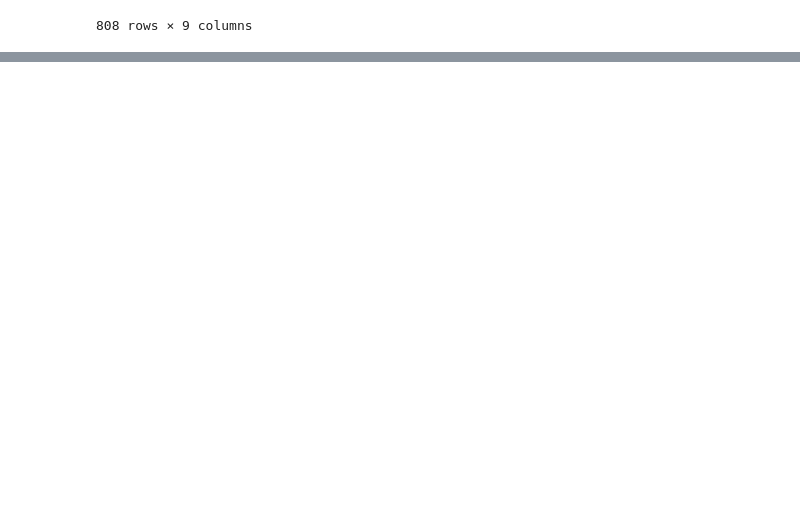
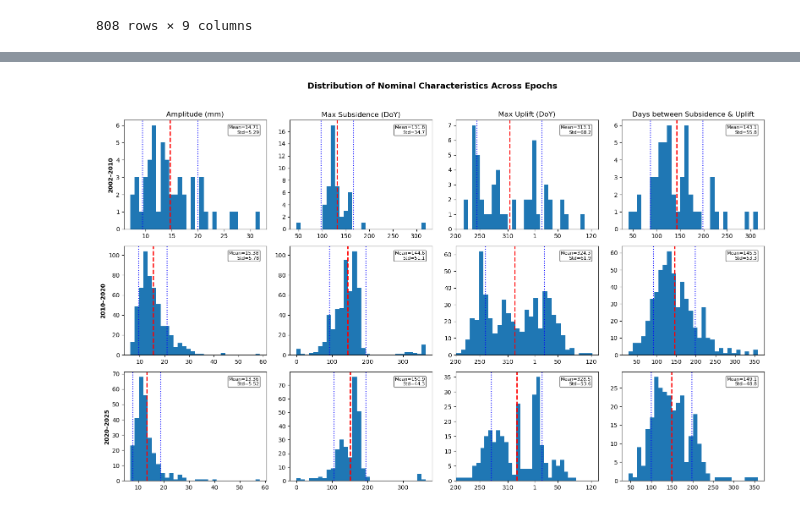
Before and after one commit to diegorvar/signal-processing-enu, a Jupyter notebook: FinalizedCode.ipynb, the cells around one changed output, grey strips where cells are left out. Saved outputs shown, nothing was run; the diff lists cells and outputs as text; code cells hidden in the pictures; blank space fills up the shorter version.

Commit message:
EpochsUpdate

```diff
--- a/FinalizedCode.ipynb
+++ b/FinalizedCode.ipynb
@@ -1391,7 +1391,7 @@ import matplotlib.pyplot as plt
 epochs = {
     "2002–2010": (2002, 2010),
     "2010–2014": (2010, 2014),
-    "2016–2020": (2016, 2020),
+    "2014–2020": (2014, 2020),
     "2020–2025": (2020, 2025),
 }
 
@@ -1465,5 +1465,6 @@ for label, (start, end) in epochs.items():
     # Figure title
     plt.suptitle(f'Distribution of Nominal Characteristics\n{label}')
     plt.tight_layout()
+    plt.savefig("DistributionEpochs.png|")
     plt.show()
 # %% [output]
@@ -1473,0 +1473,91 @@ for label, (start, end) in epochs.items():
+# %%
+import matplotlib.pyplot as plt
+
+# Define epochs
+epochs = {
+    "2002–2010": (2002, 2008),
+    "2010–2020": (2008, 2020),
+ #   "2014–2020": (2014, 2020),
+    "2020–2025": (2020, 2025),
+}
+
+bins = 30
+
+# Create a single figure with 4 columns (metrics) × N rows (epochs)
+fig, axes = plt.subplots(len(epochs), 4, figsize=(16, 10), sharey=False)
+
+# Loop through epochs
+for row, (label, (start, end)) in enumerate(epochs.items()):
+    # Filter data
+    epoch_data = data[(data["year"] >= start) & (data["year"] <= end)].copy()
+    if epoch_data.empty:
+        continue
+
+    # Shift Peak_DoY
+    peak_doy_shifted = epoch_data['Peak_DoY'].apply(lambda x: x+365 if x < 165 else x)
+
+    # ---- Amplitude ----
+    ax = axes[row, 0]
+    ax.hist(epoch_data['Amplitude'], bins=bins)
+    mean_amp = epoch_data['Amplitude'].mean()
+    std_amp = epoch_data['Amplitude'].std()
+    ax.axvline(mean_amp, color="red", linestyle="--", linewidth=2)
+    ax.axvline(mean_amp - std_amp, color="blue", linestyle=":", linewidth=1.5)
+    ax.axvline(mean_amp + std_amp, color="blue", linestyle=":", linewidth=1.5)
+    ax.set_title("Amplitude (mm)") if row == 0 else None
+    ax.text(0.95, 0.95, f"Mean={mean_amp:.2f}\nStd={std_amp:.2f}",
+            transform=ax.transAxes, ha="right", va="top", fontsize=8,
+            bbox=dict(boxstyle="round,pad=0.2", fc="white", ec="black", alpha=0.6))
+
+    # ---- Min_DoY ----
+    ax = axes[row, 1]
+    ax.hist(epoch_data['Min_DoY'], bins=bins)
+    mean_min = epoch_data['Min_DoY'].mean()
+    std_min = epoch_data['Min_DoY'].std()
+    ax.axvline(mean_min, color="red", linestyle="--", linewidth=2)
+    ax.axvline(mean_min - std_min, color="blue", linestyle=":", linewidth=1.5)
+    ax.axvline(mean_min + std_min, color="blue", linestyle=":", linewidth=1.5)
+    ax.set_title("Max Subsidence (DoY)") if row == 0 else None
+    ax.text(0.95, 0.95, f"Mean={mean_min:.1f}\nStd={std_min:.1f}",
+            transform=ax.transAxes, ha="right", va="top", fontsize=8,
+            bbox=dict(boxstyle="round,pad=0.2", fc="white", ec="black", alpha=0.6))
+
+    # ---- Peak_DoY ----
+    ax = axes[row, 2]
+    ax.hist(peak_doy_shifted, bins=bins)
+    mean_peak = peak_doy_shifted.mean()
+    std_peak = peak_doy_shifted.std()
+    ax.axvline(mean_peak, color="red", linestyle="--", linewidth=2)
+    ax.axvline(mean_peak - std_peak, color="blue", linestyle=":", linewidth=1.5)
+    ax.axvline(mean_peak + std_peak, color="blue", linestyle=":", linewidth=1.5)
+    ax.set_xlim(200, 500)
+    ax.set_xticks([200, 250, 310, 366, 415, 485])
+    ax.set_xticklabels([200, 250, 310, 1, 50, 120])
+    ax.set_title("Max Uplift (DoY)") if row == 0 else None
+    ax.text(0.95, 0.95, f"Mean={mean_peak:.1f}\nStd={std_peak:.1f}",
+            transform=ax.transAxes, ha="right", va="top", fontsize=8,
+            bbox=dict(boxstyle="round,pad=0.2", fc="white", ec="black", alpha=0.6))
+
+    # ---- Time Min-to-Peak ----
+    ax = axes[row, 3]
+    ax.hist(epoch_data['Time_MintoPeak'], bins=bins)
+    mean_time = epoch_data['Time_MintoPeak'].mean()
+    std_time = epoch_data['Time_MintoPeak'].std()
+    ax.axvline(mean_time, color="red", linestyle="--", linewidth=2)
+    ax.axvline(mean_time - std_time, color="blue", linestyle=":", linewidth=1.5)
+    ax.axvline(mean_time + std_time, color="blue", linestyle=":", linewidth=1.5)
+    ax.set_title("Days between Subsidence & Uplift") if row == 0 else None
+    ax.text(0.95, 0.95, f"Mean={mean_time:.1f}\nStd={std_time:.1f}",
+            transform=ax.transAxes, ha="right", va="top", fontsize=8,
+            bbox=dict(boxstyle="round,pad=0.2", fc="white", ec="black", alpha=0.6))
+
+    # Add row label
+    axes[row, 0].set_ylabel(label, fontsize=10, weight="bold")
+
+# Overall figure title
+plt.suptitle("Distribution of Nominal Characteristics Across Epochs", fontsize=14, weight="bold")
+plt.tight_layout(rect=[0, 0, 1, 0.96])
+plt.savefig("Distribution3Epochs.png", dpi=300)
+plt.show()
+# %% [output]
+[figure, added]
```
Also changed, not shown: parts of 3 cells of this notebook, 5 other files.
